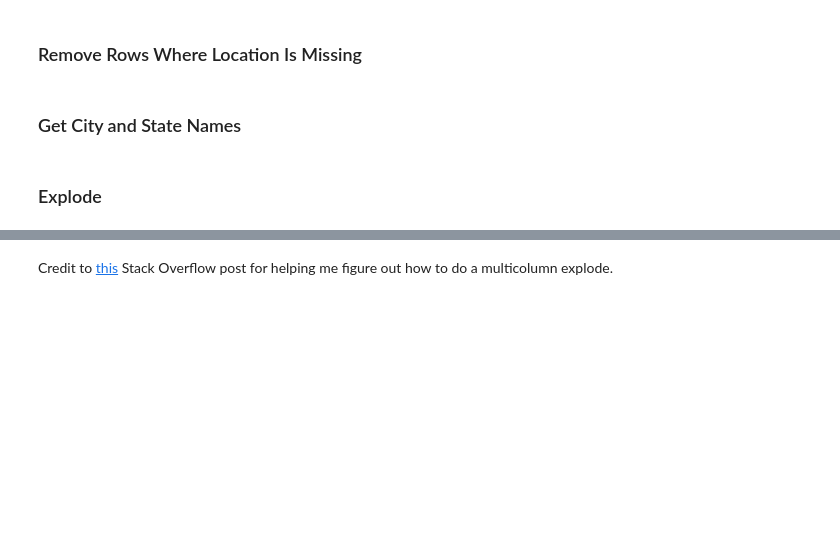
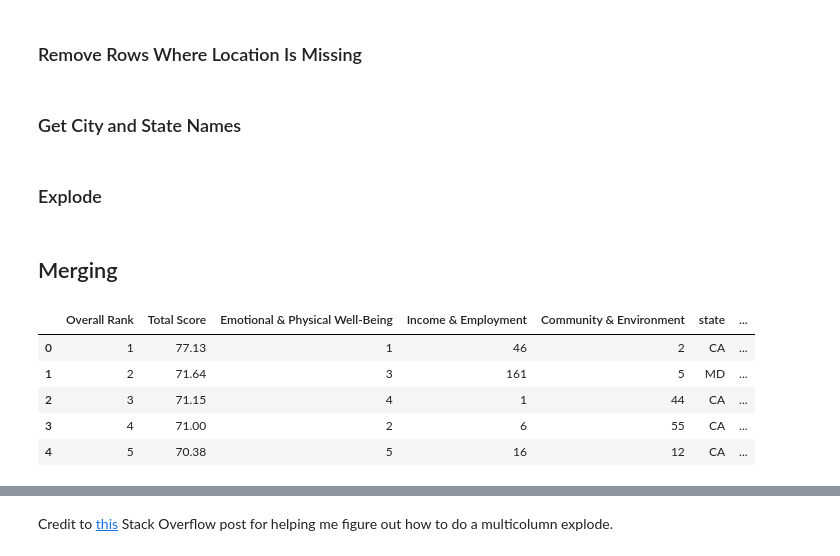
Before and after one commit to haleyej/330_final_project, a Jupyter notebook: process_data.ipynb, the cells around one changed output, grey strips where cells are left out. Saved outputs shown, nothing was run; the diff lists cells and outputs as text; code cells hidden in the pictures; blank space fills up the shorter version.

```diff
--- a/process_data.ipynb
+++ b/process_data.ipynb
@@ -54,0 +59,2 @@ locations_df = locations_df.drop(columns = ['metro_area_cities', 'metro_area_sta
+# %% [markdown]
+<h2>Merging</h2>
@@ -54,0 +63,9 @@ locations_df = locations_df.drop(columns = ['metro_area_cities', 'metro_area_sta
+# %%
+happiness_df.head(left)
+# %% [output]
+|  | Overall Rank | Total Score | Emotional & Physical Well-Being | Income & Employment | Community & Environment | state | ... |
+| 0 | 1 | 77.13 | 1 | 46 | 2 | CA | ... |
+| 1 | 2 | 71.64 | 3 | 161 | 5 | MD | ... |
+| 2 | 3 | 71.15 | 4 | 1 | 44 | CA | ... |
+| 3 | 4 | 71.00 | 2 | 6 | 55 | CA | ... |
+| 4 | 5 | 70.38 | 5 | 16 | 12 | CA | ... |
```
Also changed, not shown: parts of 4 cells of this notebook.
